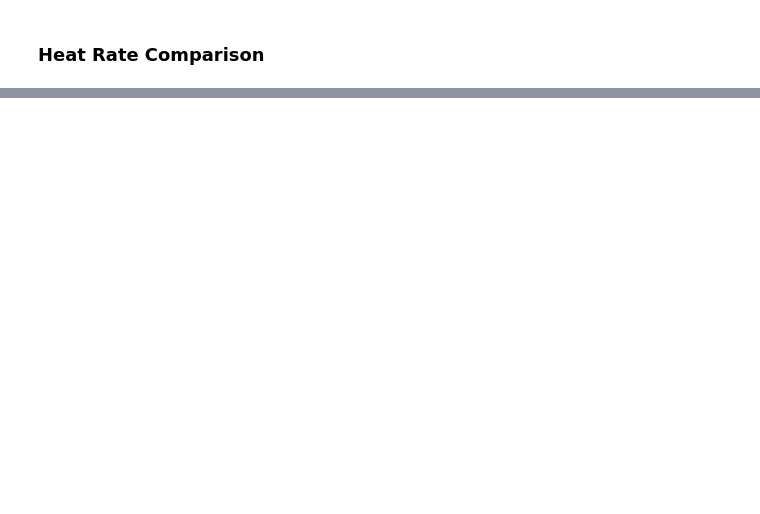
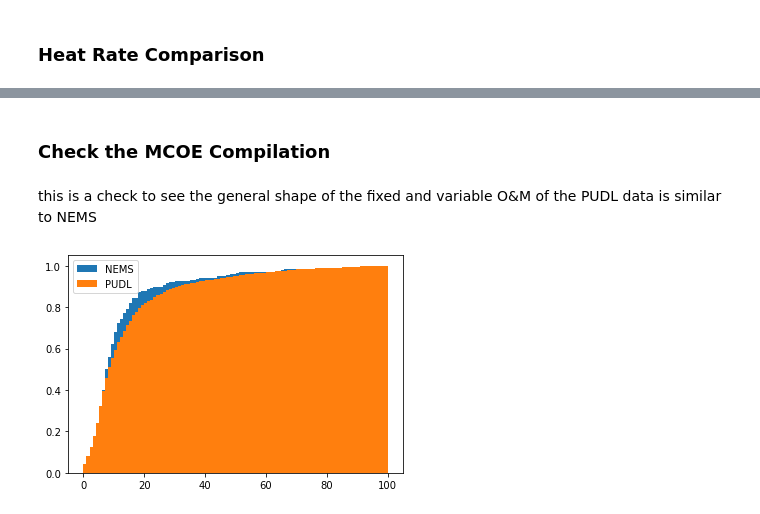
Before and after one commit to catalyst-cooperative/ei-mcoe-map, a Jupyter notebook: mcoe_compilation.ipynb, the cells around one changed output, grey strips where cells are left out. Cells and saved outputs as stored; diff of their text form; code cells hidden in the pictures; blank space fills up the shorter version.

```diff
--- a/mcoe_compilation.ipynb
+++ b/mcoe_compilation.ipynb
@@ -55,0 +48,3 @@ Hosting the diagnostics dashboard on a random port instead.
+# %%
+%%time
+cems_df = get_cems(pudl_settings)
@@ -56,6 +55,7 @@ Hosting the diagnostics dashboard on a random port instead.
 # %% [markdown]
 ### <a id='final-plant'>Plant Level Output</a>
 # %%
- plant = main(pudl_out, cems_df, 'plant-fuel') # add_sources=True
+%%time
+plant = main(pudl_out, cems_df, 'plant-fuel', separate_nems_cols=True)
 # %% [output]
 Prepping raw EIA data
@@ -240,0 +177,18 @@ standard deviation for fuel types: {'coal': 22.75, 'gas': 139.02, 'oil': 5.18, '
+# %% [markdown]
+### Check the MCOE Compilation
+# %% [markdown]
+this is a check to see the general shape of the fixed and variable O&M of the PUDL data is similar to NEMS
+# %%
+plant_non_nems = plant[~plant.fix_var_is_NEMS]
+plt.hist((plant_non_nems.fix_var_om_mwh_18_nems), density=True, cumulative=True,
+         range=(0,100), label='NEMS',
+         bins=100);
+
+plt.hist(plant_non_nems.fix_var_om_mwh, density=True, cumulative=True,
+         range=(0,100), label='PUDL',
+         bins=100);
+
+plt.legend()
+plt.show()
+# %% [output]
+[figure, added]
```
Also changed, not shown: parts of 22 cells of this notebook, 2 other files.
